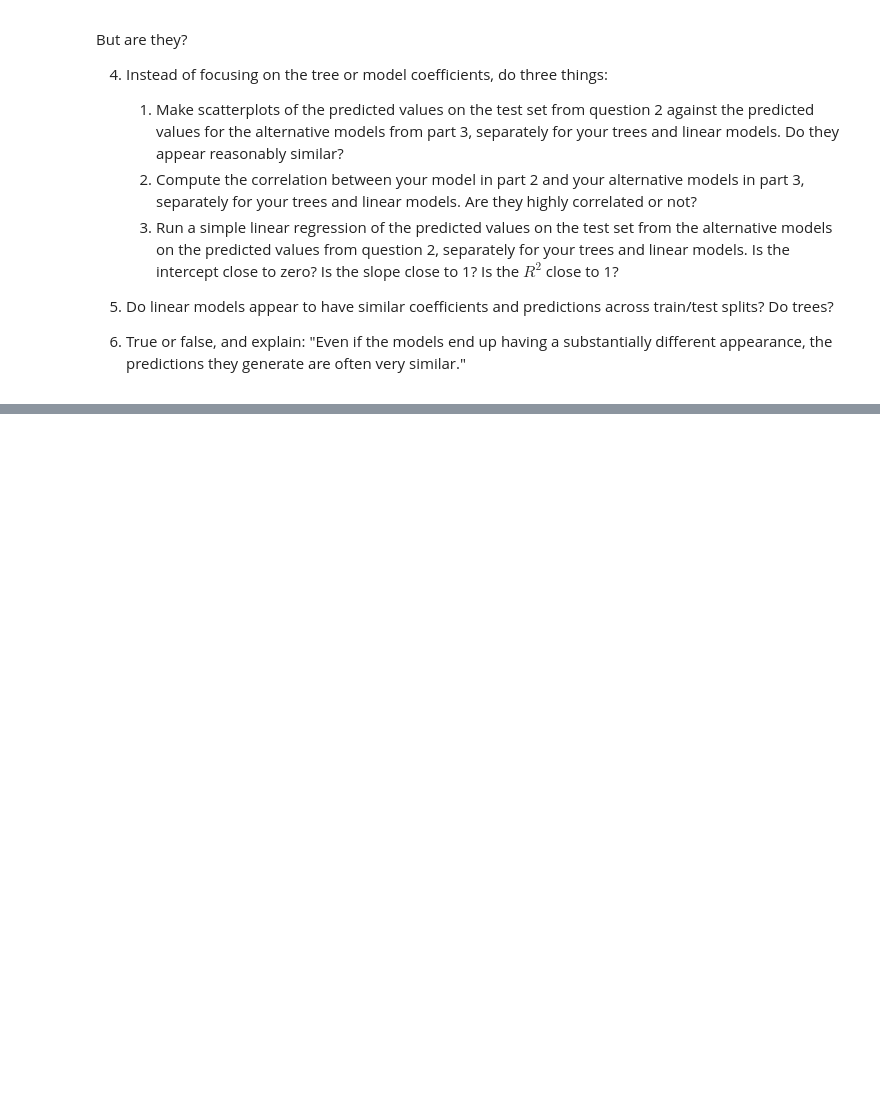
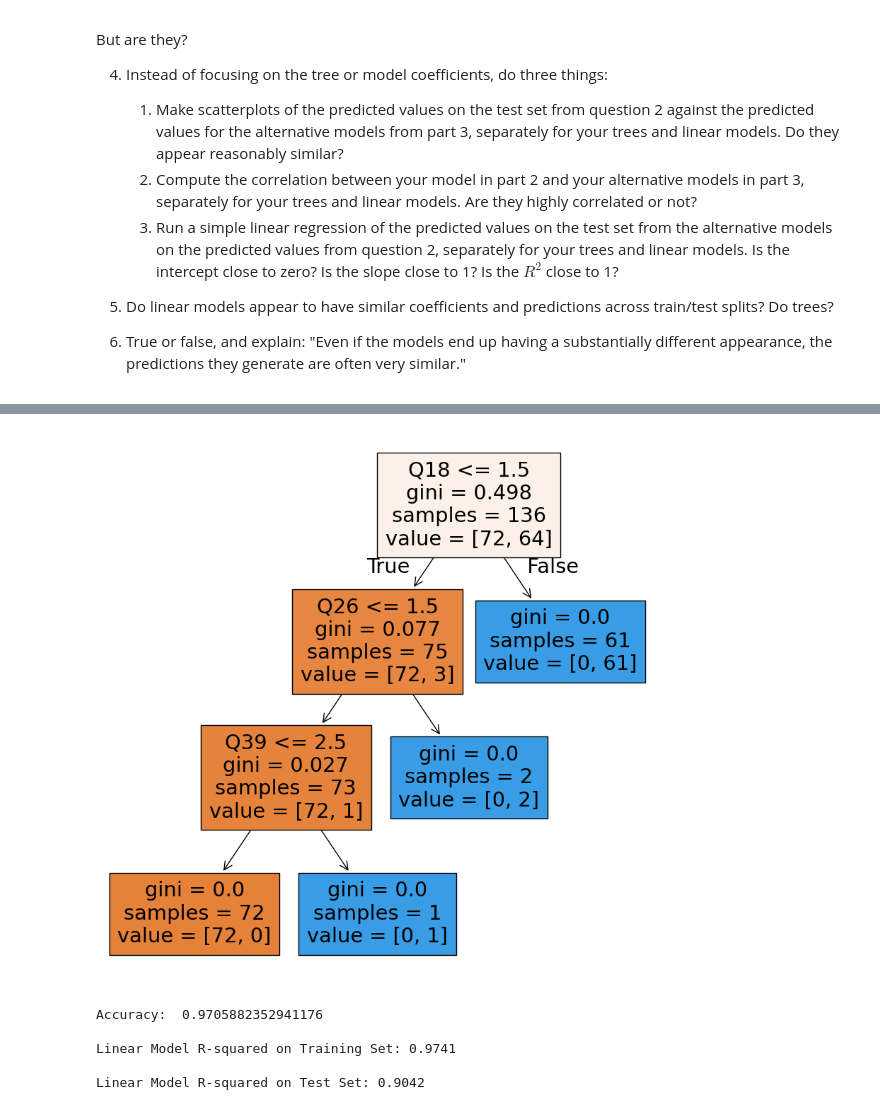
Before and after one commit to splitneutron/lab_tree_stability, a Jupyter notebook: lab_notebook.ipynb, the cells around one changed output, grey strips where cells are left out. Saved outputs shown, nothing was run; the diff lists cells and outputs as text; code cells hidden in the pictures; blank space fills up the shorter version.

```diff
--- a/lab_notebook.ipynb
+++ b/lab_notebook.ipynb
@@ -37,0 +224,61 @@ df_clean.to_csv("divorce_cleaned.csv", index=False)
+# %%
+y = df['Divorce'] # Target variable
+X = df.drop(['Divorce'], axis=1) # Features/predictors
+
+# Split the sample:
+from sklearn.model_selection import train_test_split
+X_train, X_test, y_train, y_test = train_test_split(X,y, # Feature and target variables
+                                                    test_size=.2, # Split the sample 80 train/ 20 test
+                                                    random_state=68) # For replication purposes
+from sklearn.tree import DecisionTreeClassifier # Import the tree classifier
+from sklearn.tree import plot_tree # Plot the tree
+
+# Fit decision tree:
+cart = DecisionTreeClassifier() # Create a classifier object
+cart = cart.fit(X_train, y_train) # Fit the classifier
+
+# Visualize results:
+plt.figure(figsize=(10,10))
+var_names = cart.feature_names_in_
+plot_tree(cart,filled=True,feature_names=var_names)
+plt.show()
+
+## Make Predictions on the Test Set:
+y_hat = cart.predict(X_test)
+
+## Confusion Matrix:
+tab = pd.crosstab(y_test,y_hat) # Compute confusion matrix
+acc = (tab.iloc[0,0]+tab.iloc[1,1])/len(y_test) # Compute Accuracy
+#acc = np.trace(tab)/len(y_test)  # Faster way to compute accuracy
+print('Accuracy: ', acc, '\n')
+pd.crosstab(y_test,y_hat)
+
+import pandas as pd
+from sklearn.linear_model import LinearRegression
+from sklearn.metrics import r2_score
+
+# Fit the linear model on the training data
+# Using fit_intercept=False as seen in the previous LinearRegression attempt
+reg_lm = LinearRegression(fit_intercept=False)
+reg_lm.fit(X_train, y_train)
+
+# Evaluate performance on the training data
+print(f"Linear Model R-squared on Training Set: {reg_lm.score(X_train, y_train):.4f}")
+
+# Display coefficients
+results_lm = pd.DataFrame({'variable': reg_lm.feature_names_in_, 'coefficient': reg_lm.coef_})
+
+# Make predictions on the test set
+y_pred_lm = reg_lm.predict(X_test)
+
+# Evaluate performance on the test data
+r2_test_lm = r2_score(y_test, y_pred_lm)
+
+print(f"\nLinear Model R-squared on Test Set: {r2_test_lm:.4f}")
+# %% [output]
+[figure, added]
+Accuracy:  0.9705882352941176
+
+Linear Model R-squared on Training Set: 0.9741
+
+Linear Model R-squared on Test Set: 0.9042
```
Also changed, not shown: parts of 13 cells of this notebook.
